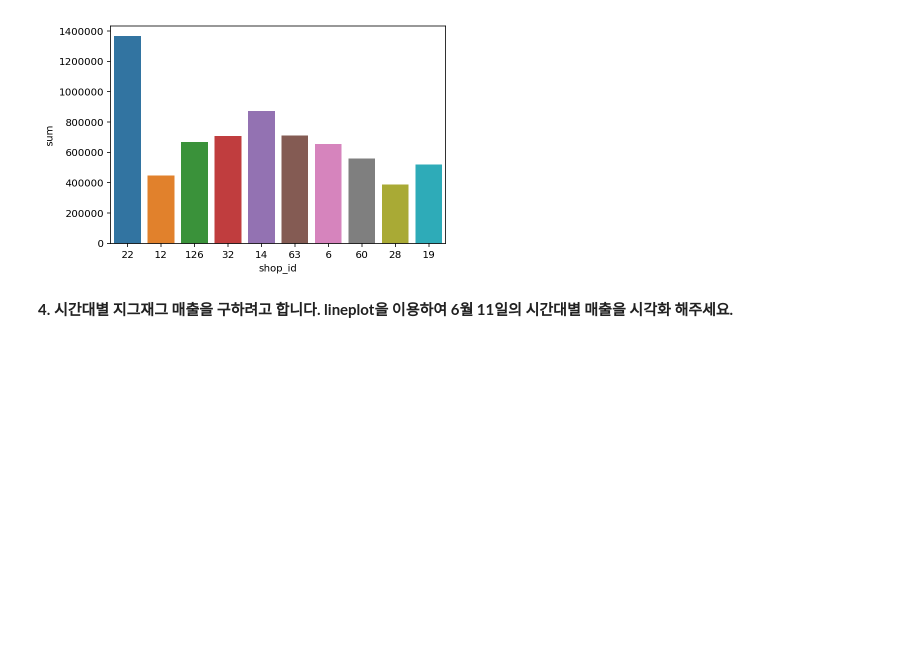
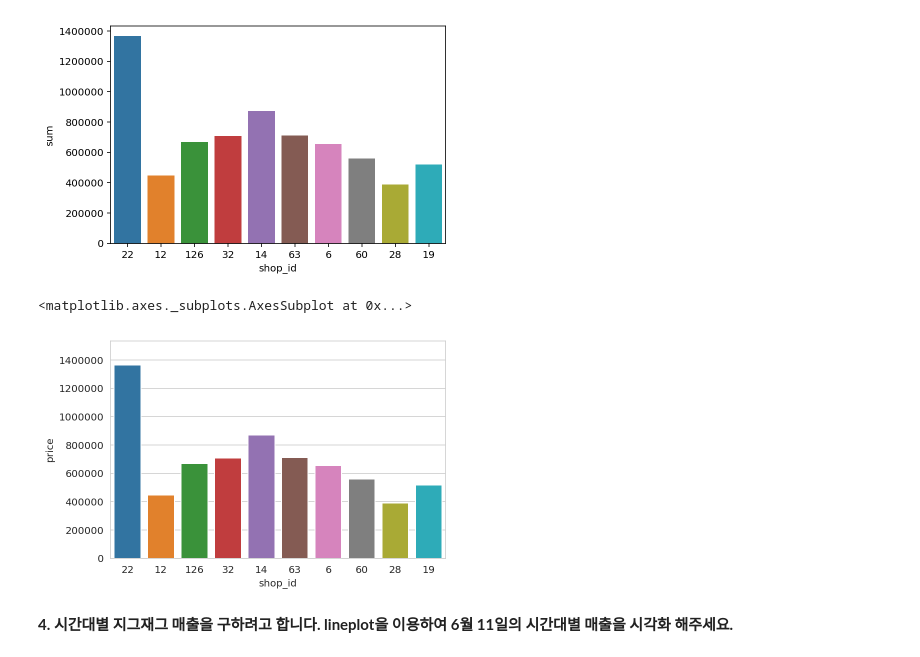
Before and after one commit to shoman2/Data-analysis_DSschool, a Jupyter notebook: 04_SQL-and-EDA/04_zigzag_SQL-and-EDA.ipynb, the cells around one changed output. Saved outputs shown, nothing was run; the diff lists cells and outputs as text; code cells hidden in the pictures; blank space fills up the shorter version.

```diff
--- a/04_SQL-and-EDA/04_zigzag_SQL-and-EDA.ipynb
+++ b/04_SQL-and-EDA/04_zigzag_SQL-and-EDA.ipynb
@@ -330,3 +332,8 @@ sns.barplot(data = table_top10, x = table_top10.index, y = "sum", order = table_
+# %%
+sns.barplot(data=order, x='shop_id', y='price', estimator=sum, order=table_top10.index, errwidth=0)
+# %% [output]
+<matplotlib.axes._subplots.AxesSubplot at 0x...>
+[figure, added]
 # %% [markdown]
 **4. 시간대별 지그재그 매출을 구하려고 합니다. lineplot을 이용하여 6월 11일의 시간대별 매출을 시각화 해주세요.**
 # %% [markdown]
```
Also changed, not shown: parts of 22 cells of this notebook.
